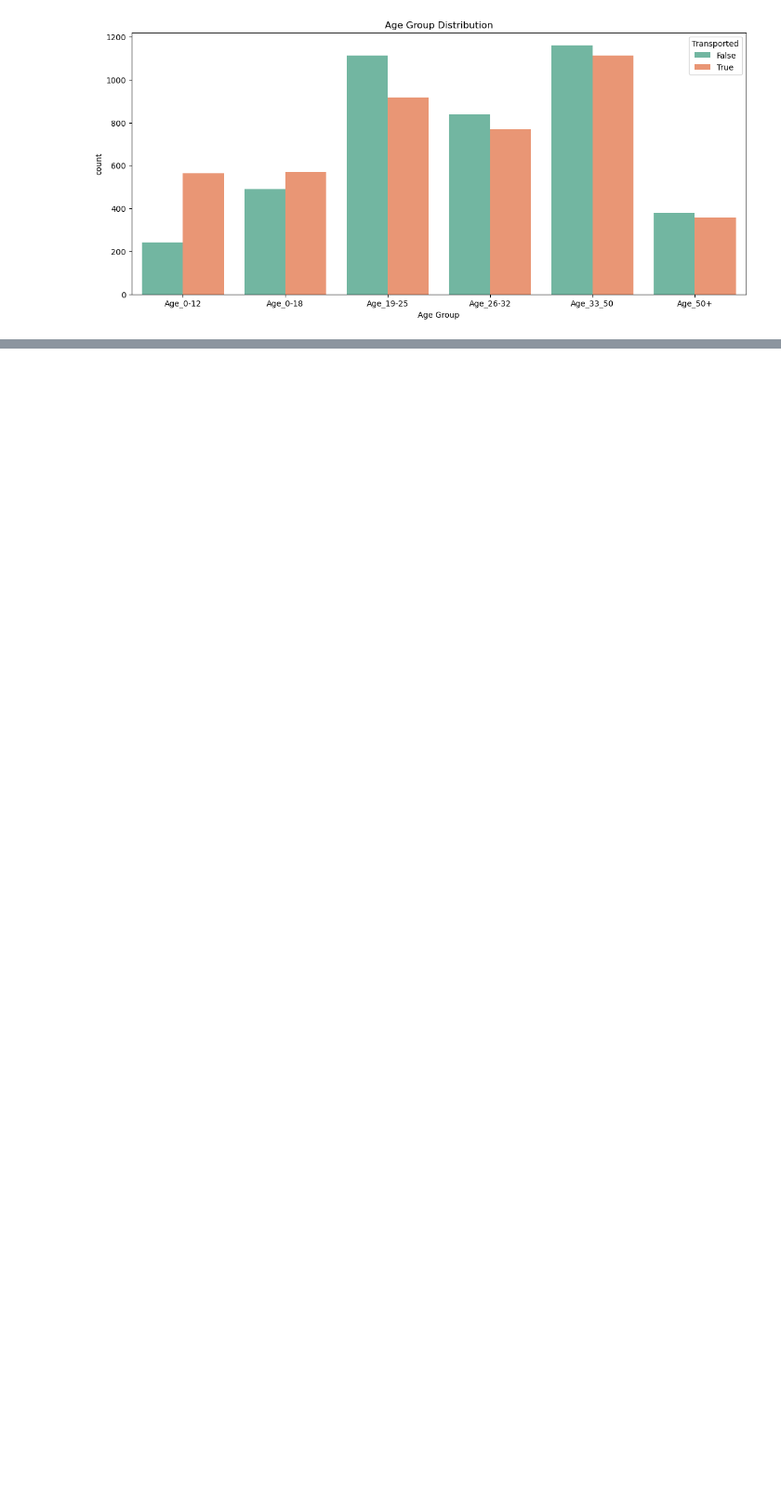
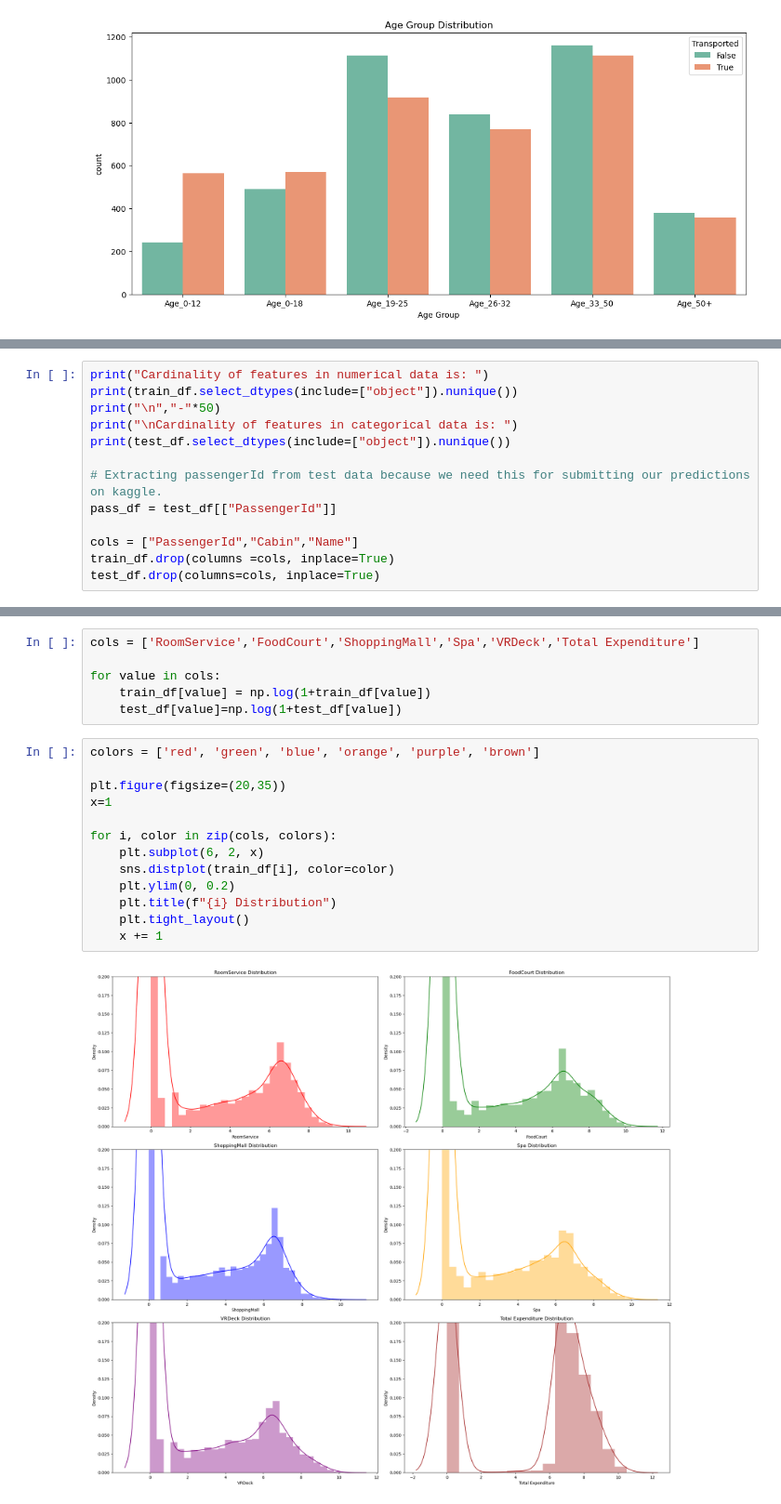
Before and after one commit to Greywolfie01/ML-Project, a Jupyter notebook: Feature Engineering.ipynb, the cells around one changed output, grey strips where cells are left out. Shown at 93% size. Saved outputs shown, nothing was run; the diff lists cells and outputs as text; blank space fills up the shorter version.

```diff
--- a/Feature Engineering.ipynb
+++ b/Feature Engineering.ipynb
@@ -331,0 +515,13 @@ plt.title("Age Group Distribution");
+# %%
+print("Cardinality of features in numerical data is: ")
+print(train_df.select_dtypes(include=["object"]).nunique())
+print("\n","-"*50)
+print("\nCardinality of features in categorical data is: ")
+print(test_df.select_dtypes(include=["object"]).nunique())
+
+# Extracting passengerId from test data because we need this for submitting our predictions on kaggle.
+pass_df = test_df[["PassengerId"]]
+
+cols = ["PassengerId","Cabin","Name"]
+train_df.drop(columns =cols, inplace=True)
+test_df.drop(columns=cols, inplace=True)
@@ -331,0 +566,21 @@ plt.title("Age Group Distribution");
+# %%
+cols = ['RoomService','FoodCourt','ShoppingMall','Spa','VRDeck','Total Expenditure']
+
+for value in cols:
+    train_df[value] = np.log(1+train_df[value])
+    test_df[value]=np.log(1+test_df[value])
+# %%
+colors = ['red', 'green', 'blue', 'orange', 'purple', 'brown']
+
+plt.figure(figsize=(20,35))
+x=1
+
+for i, color in zip(cols, colors):
+    plt.subplot(6, 2, x)
+    sns.distplot(train_df[i], color=color)
+    plt.ylim(0, 0.2)
+    plt.title(f"{i} Distribution")
+    plt.tight_layout()
+    x += 1
+# %% [output]
+[figure, added]
```
Also changed, not shown: parts of 34 cells of this notebook.
